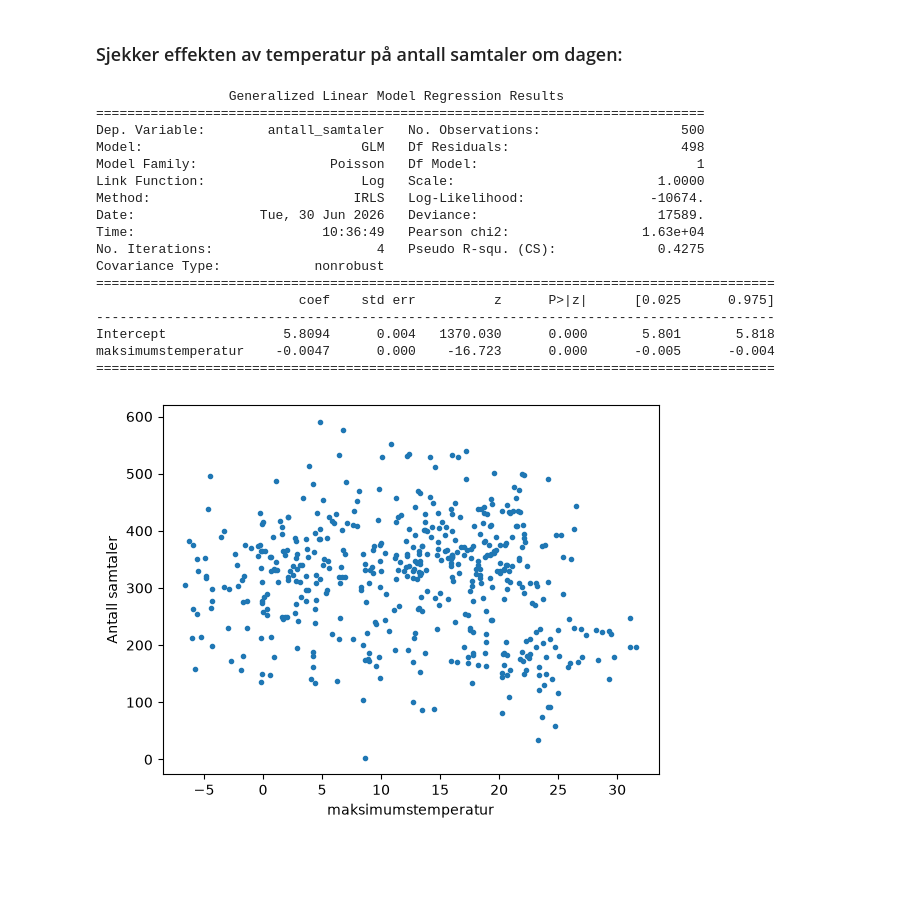
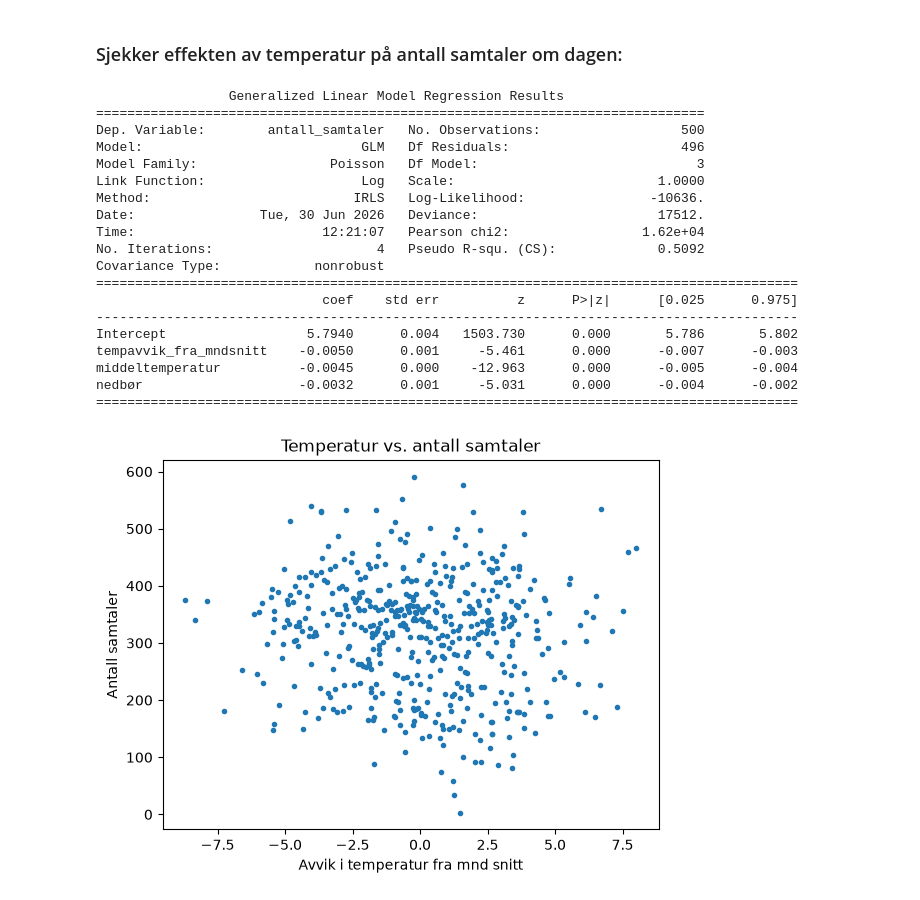
Before and after one commit to adnerolstad-klp/inngangsanalyse, a Jupyter notebook: code/notebooks/02_intro_analysis_testing.ipynb, the cells around one changed output. Drawn from its saved outputs; the diff is of its cells as text; code cells hidden in the pictures; blank space fills up the shorter version.

Commit message:
testing med sammenslåtte kolonner og nedbør

```diff
--- a/code/notebooks/02_agg_analysis.ipynb
+++ b/code/notebooks/02_intro_analysis_testing.ipynb
@@ -384,12 +386,12 @@ df_.head()
 | 4 | 2024-06-07 | 371 | 0.867925 | 791.533693 | 301.137466 | ... |
 # %%
 # Read temperatur data
-temperatur = pd.read_csv("../../data/temperatur_oslo.csv", delimiter=";")
+temperatur = pd.read_csv("../../data/oslo_weather.csv", delimiter=";")
 temperatur.columns = temperatur.columns.str.lower()
 # Fiks tid-format
 temperatur["tid(norsk normaltid)"]= pd.to_datetime(temperatur["tid(norsk normaltid)"], format="%d.%m.%Y").dt.date
 # Fiks datatype
-temperatur["maksimumstemperatur (døgn)"] = temperatur["maksimumstemperatur (døgn)"].str.replace(",", ".", regex=True).astype(float)
+temperatur["nedbør (døgn)"] = temperatur["nedbør (døgn)"].str.replace(",", ".", regex=True).astype(float)
 temperatur["middeltemperatur (døgn)"] = temperatur["middeltemperatur (døgn)"].str.replace(",", ".", regex=True).astype(float)
 temperatur.head()
 # %% [output]
@@ -406,7 +408,13 @@ df_ext = pd.merge(df_, temperatur, left_on="ankomst_dato", right_on="tid(norsk n
 dropcols = ["navn", "stasjon", "tid(norsk normaltid)"]
 df_ext = df_ext.drop(columns=dropcols)
 # Endre navn på kolonner
-df_ext = df_ext.rename(columns={"maksimumstemperatur (døgn)": "maksimumstemperatur", "middeltemperatur (døgn)": "middeltemperatur"})
+df_ext = df_ext.rename(columns={"nedbør (døgn)": "nedbør", "middeltemperatur (døgn)": "middeltemperatur"})
+
+# Temperaturavvik fra månedssnitt (per kalender-måned)
+df_ext["maaned"] = pd.to_datetime(df_ext["ankomst_dato"]).dt.to_period("M")
+df_ext["middeltemp_mndsnitt"] = df_ext.groupby("maaned")["middeltemperatur"].transform("mean")
+df_ext["tempavvik_fra_mndsnitt"] = df_ext["middeltemperatur"] - df_ext["middeltemp_mndsnitt"]
+
 df_ext.head()
 # %% [output]
 |  | ankomst_dato | antall_samtaler | behandlet_andel | tid_i_ko_snitt | behandlingstid_snitt | ... |
@@ -450,35 +455,37 @@ Index(['ankomst_dato', 'antall_samtaler', 'behandlet_andel', 'tid_i_ko_snitt',
 ### Sjekker effekten av temperatur på antall samtaler om dagen:
 # %%
 model_temp= smf.glm(
-    formula = "antall_samtaler ~ maksimumstemperatur",
+    formula = "antall_samtaler ~ tempavvik_fra_mndsnitt + middeltemperatur + nedbør",
     data = df_ext,
     family=sm.families.Poisson(link=sm.families.links.Log())
 ).fit()
 
 print(model_temp.summary())
 
-plt.scatter(df_ext["maksimumstemperatur"], df_ext["antall_samtaler"], marker = ".")
-plt.xlabel("maksimumstemperatur")
+plt.scatter(df_ext["tempavvik_fra_mndsnitt"], df_ext["antall_samtaler"], marker = ".")
+plt.xlabel("Avvik i temperatur fra mnd snitt")
 plt.ylabel("Antall samtaler")
 plt.title("Temperatur vs. antall samtaler")
 plt.show()
 # %% [output]
                  Generalized Linear Model Regression Results
 ==============================================================================
 Dep. Variable:        antall_samtaler   No. Observations:                  500
-Model:                            GLM   Df Residuals:                      498
-Model Family:                 Poisson   Df Model:                            1
+Model:                            GLM   Df Residuals:                      496
+Model Family:                 Poisson   Df Model:                            3
 Link Function:                    Log   Scale:                          1.0000
-Method:                          IRLS   Log-Likelihood:                -10674.
-Date:                Tue, 30 Jun 2026   Deviance:                       17589.
-Time:                        10:36:49   Pearson chi2:                 1.63e+04
-No. Iterations:                     4   Pseudo R-squ. (CS):             0.4275
+Method:                          IRLS   Log-Likelihood:                -10636.
+Date:                Tue, 30 Jun 2026   Deviance:                       17512.
+Time:                        12:21:07   Pearson chi2:                 1.62e+04
+No. Iterations:                     4   Pseudo R-squ. (CS):             0.5092
 Covariance Type:            nonrobust
-=======================================================================================
-                          coef    std err          z      P>|z|      [0.025      0.975]
----------------------------------------------------------------------------------------
-Intercept               5.8094      0.004   1370.030      0.000       5.801       5.818
-maksimumstemperatur    -0.0047      0.000    -16.723      0.000      -0.005      -0.004
-=======================================================================================
+==========================================================================================
+                             coef    std err          z      P>|z|      [0.025      0.975]
+------------------------------------------------------------------------------------------
+Intercept                  5.7940      0.004   1503.730      0.000       5.786       5.802
+tempavvik_fra_mndsnitt    -0.0050      0.001     -5.461      0.000      -0.007      -0.003
+middeltemperatur          -0.0045      0.000    -12.963      0.000      -0.005      -0.004
+nedbør                    -0.0032      0.001     -5.031      0.000      -0.004      -0.002
+==========================================================================================
-[figure, old version]
+[figure, new version]
 # %%
```
Also changed, not shown: parts of 14 cells of this notebook, 1 other file.
